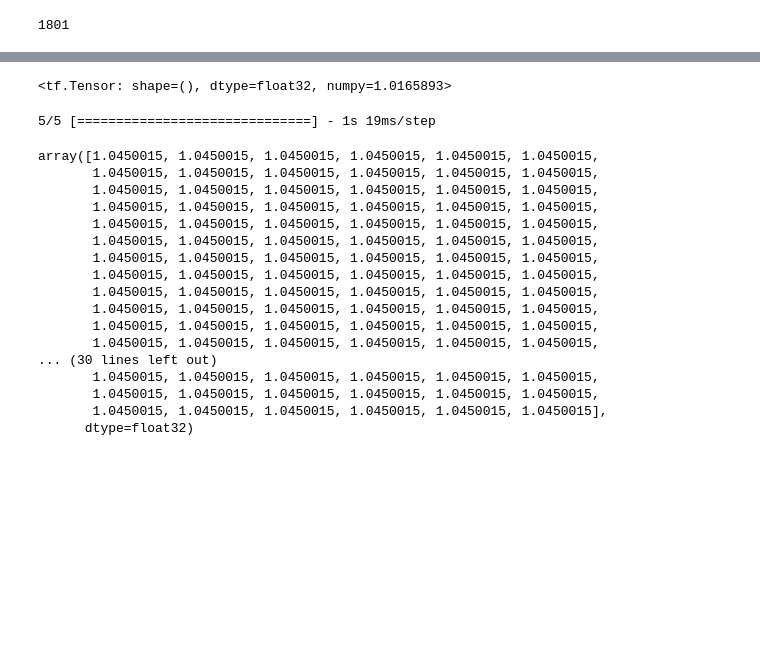
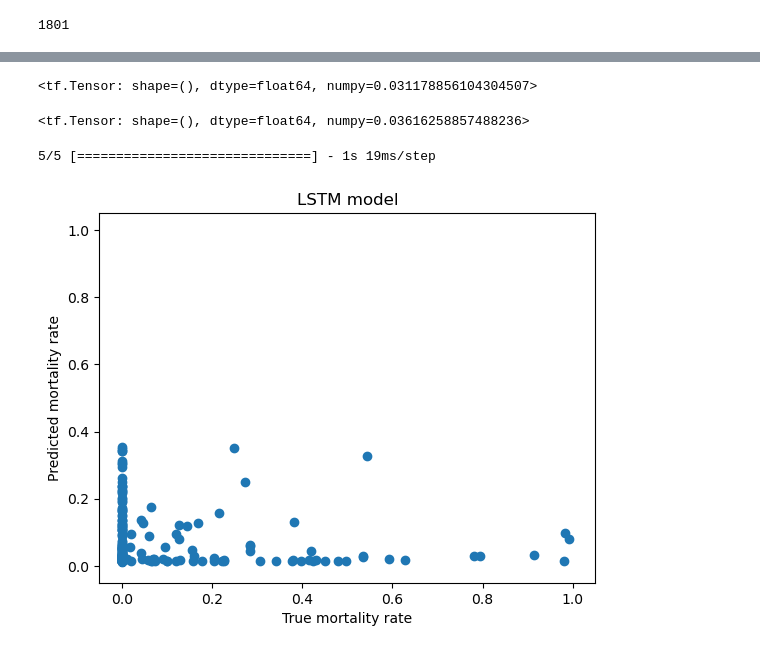
Before and after one commit to s-kganz/ForestLST, a Jupyter notebook: notebooks/build_model_v2.ipynb, the cells around one changed output, grey strips where cells are left out. Saved outputs shown, nothing was run; the diff lists cells and outputs as text; code cells hidden in the pictures; blank space fills up the shorter version.

Commit message:
more plots for class presentation

```diff
--- a/notebooks/build_model_v2.ipynb
+++ b/notebooks/build_model_v2.ipynb
@@ -331,33 +364,27 @@ plt.show()
 # %%
 # What is the baseline loss if we assume no mortality ever?
 import numpy as np
-y_valid = np.array([example[1]["pct_mortality"][-1].numpy() for example in ds_valid.take(n_valid)])
-y_guess = np.ones_like(y_valid) + np.mean(y_valid)
+y_test  = np.array([example[1]["pct_mortality"][-1].numpy() for example in ds_test.take(n_valid)])
+y_guess = np.zeros(y_test.shape) + np.mean(y_test)
 # %%
-keras.losses.mean_squared_error(y_valid, y_guess)
+keras.losses.mean_squared_error(y_test, y_guess)
 # %% [output]
-<tf.Tensor: shape=(), dtype=float32, numpy=1.0165893>
+<tf.Tensor: shape=(), dtype=float64, numpy=0.031178856104304507>
+# %%
+keras.losses.mean_squared_error(y_test, np.zeros(y_test.shape))
+# %% [output]
+<tf.Tensor: shape=(), dtype=float64, numpy=0.03616258857488236>
 # %%
 y_guess_lstm = m.predict(ds_valid.batch(64))
 # %% [output]
 5/5 [==============================] - 1s 19ms/step
-# %%
-y_guess
-# %% [output]
-array([1.0450015, 1.0450015, 1.0450015, 1.0450015, 1.0450015, 1.0450015,
-       1.0450015, 1.0450015, 1.0450015, 1.0450015, 1.0450015, 1.0450015,
-       1.0450015, 1.0450015, 1.0450015, 1.0450015, 1.0450015, 1.0450015,
-       1.0450015, 1.0450015, 1.0450015, 1.0450015, 1.0450015, 1.0450015,
-       1.0450015, 1.0450015, 1.0450015, 1.0450015, 1.0450015, 1.0450015,
-       1.0450015, 1.0450015, 1.0450015, 1.0450015, 1.0450015, 1.0450015,
-       1.0450015, 1.0450015, 1.0450015, 1.0450015, 1.0450015, 1.0450015,
-       1.0450015, 1.0450015, 1.0450015, 1.0450015, 1.0450015, 1.0450015,
-       1.0450015, 1.0450015, 1.0450015, 1.0450015, 1.0450015, 1.0450015,
-       1.0450015, 1.0450015, 1.0450015, 1.0450015, 1.0450015, 1.0450015,
-       1.0450015, 1.0450015, 1.0450015, 1.0450015, 1.0450015, 1.0450015,
-       1.0450015, 1.0450015, 1.0450015, 1.0450015, 1.0450015, 1.0450015,
-... (30 lines left out)
-       1.0450015, 1.0450015, 1.0450015, 1.0450015, 1.0450015, 1.0450015,
-       1.0450015, 1.0450015, 1.0450015, 1.0450015, 1.0450015, 1.0450015,
-       1.0450015, 1.0450015, 1.0450015, 1.0450015, 1.0450015, 1.0450015],
-      dtype=float32)
+# %%
+plt.scatter(y_test, y_guess_lstm)
+plt.xlim(-0.05, 1.05)
+plt.ylim(-0.05, 1.05)
+plt.xlabel("True mortality rate")
+plt.ylabel("Predicted mortality rate")
+plt.title("LSTM model")
+plt.show()
+# %% [output]
+[figure, added]
```
Also changed, not shown: parts of 15 cells of this notebook.
